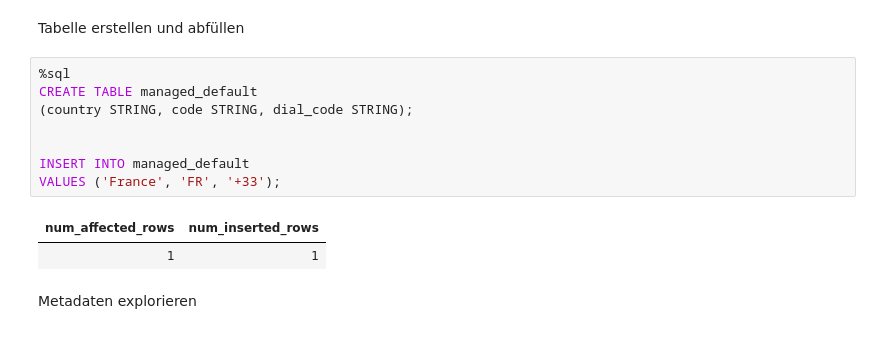
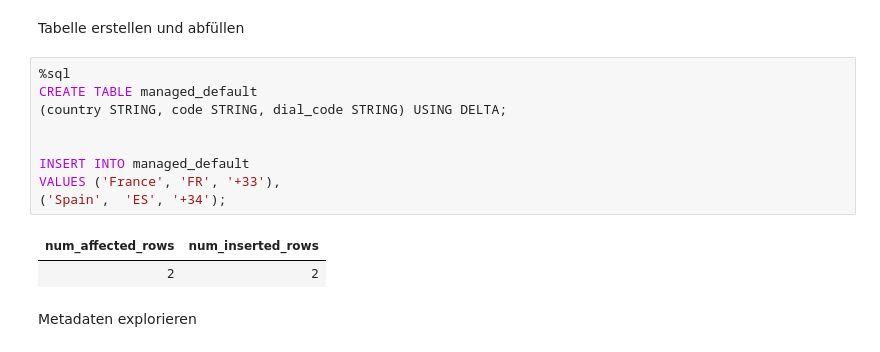
Before and after one commit to philippechr/databricks_lab, a Jupyter notebook: 31_managed_tables.ipynb, the cells around one changed output. Saved outputs shown, nothing was run; the diff lists cells and outputs as text.

```diff
--- a/31_managed_tables.ipynb
+++ b/31_managed_tables.ipynb
@@ -14,13 +14,14 @@ Tabelle erstellen und abfüllen
 # %%
 %sql
 CREATE TABLE managed_default
-(country STRING, code STRING, dial_code STRING);
+(country STRING, code STRING, dial_code STRING) USING DELTA;
 
 
 INSERT INTO managed_default
-VALUES ('France', 'FR', '+33');
+VALUES ('France', 'FR', '+33'),
+('Spain',  'ES', '+34');
 # %% [output]
 | num_affected_rows | num_inserted_rows |
-| 1 | 1 |
+| 2 | 2 |
 # %% [markdown]
 Metadaten explorieren
```
Also changed, not shown: parts of 3 cells of this notebook, 1 other file.
